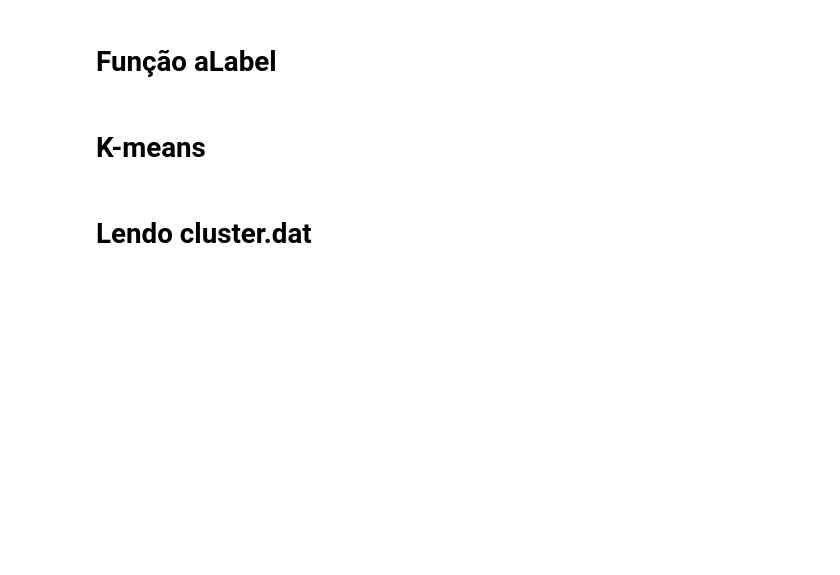
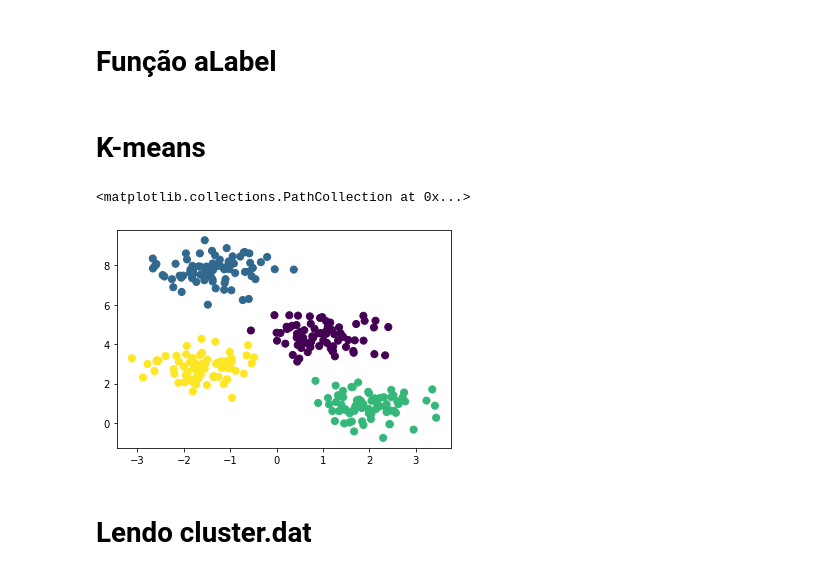
Before and after one commit to heigon77/MC886-MachineLearning-HG, a Jupyter notebook: P1.ipynb, the cells around one changed output. Saved outputs shown, nothing was run; the diff lists cells and outputs as text; code cells hidden in the pictures; blank space fills up the shorter version.

```diff
--- a/P1.ipynb
+++ b/P1.ipynb
@@ -31,27 +33,29 @@ def aLabel(X, centers):
 # %%
 
 def Kmeans(X, n_clusters):
     # 1. Randomly choose clusters
     solving = True
     rng = np.random.RandomState(2)
     i = rng.permutation(X.shape[0])[:n_clusters]
     centers = X[i]
 
     while solving:
         # 2a. Assign labels based on closest center
         labels = aLabel(X, centers)
 
         # 2b. Find new centers from means of points
         new_centers = np.array([X[labels == i].mean(0)
                                 for i in range(n_clusters)])
 
         # 2c. Check for convergence
         if np.all(centers == new_centers):
             solving = False
         centers = new_centers
 
     return centers, labels
 
 centers, labels = Kmeans(X, 4)
-plt.scatter(X[:, 0], X[:, 1], c=labels,
-            s=50, cmap='viridis');
+plt.scatter(X[:, 0], X[:, 1], c=labels,s=50, cmap='viridis')
+# %% [output]
+<matplotlib.collections.PathCollection at 0x...>
+[figure, added]
```
Also changed, not shown: parts of 11 cells of this notebook.
